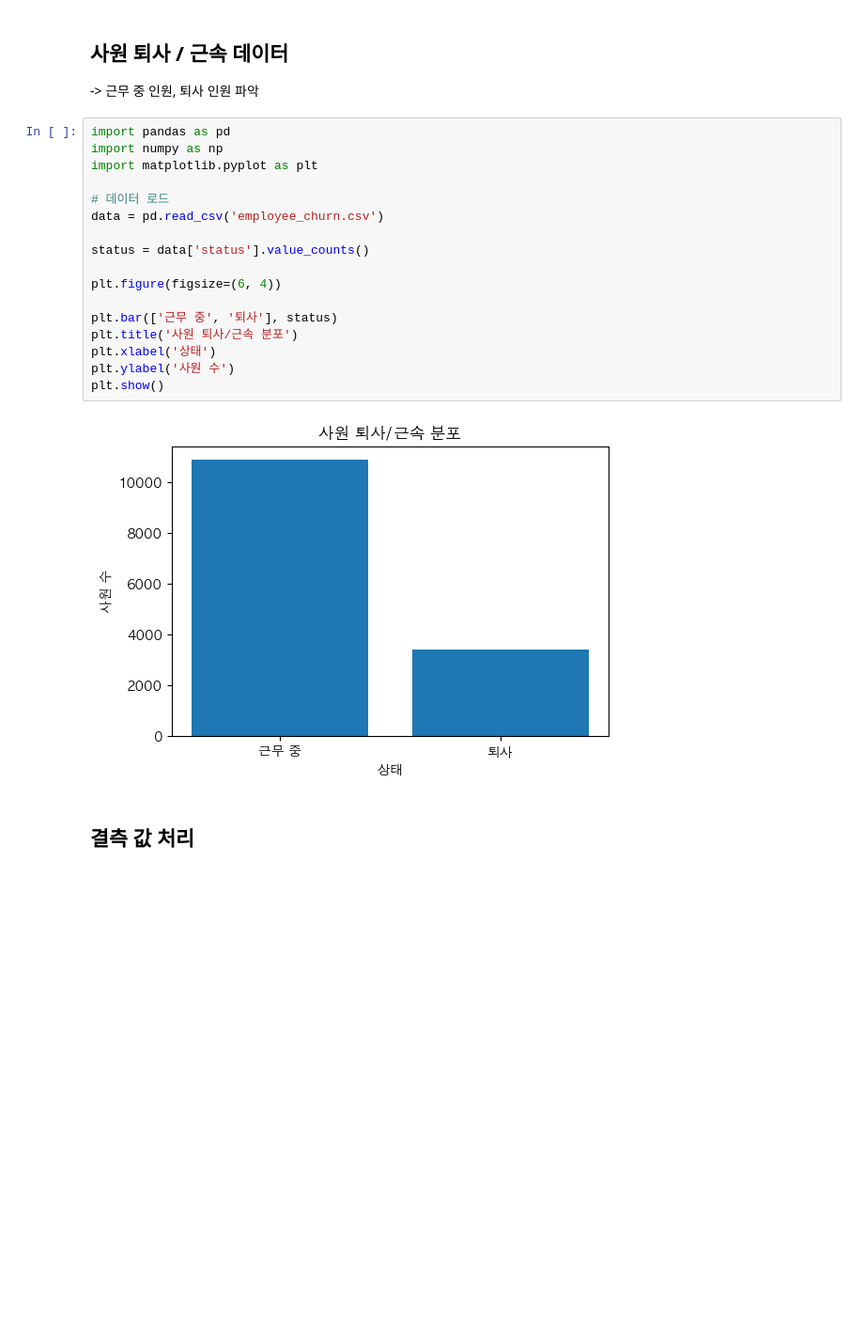
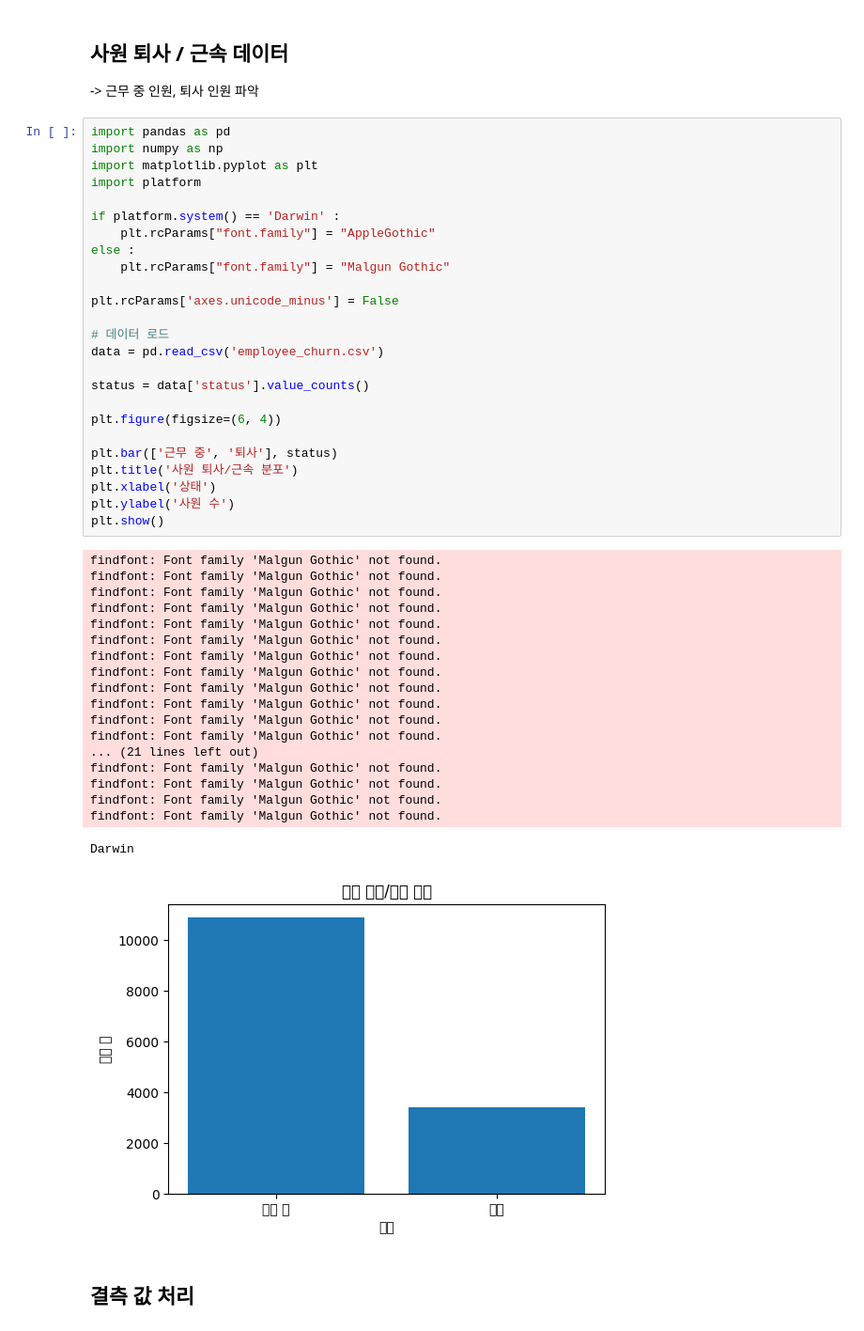
Before and after one commit to SKNETWORKS-FAMILY-AICAMP/SKN06-2nd-2Team, a Jupyter notebook: project2/employee_churn_model.ipynb, the cells around one changed output. Shown: that part at 94% size. Drawn from its saved outputs; the diff is of its cells as text; blank space fills up the shorter version.

```diff
--- a/project2/employee_churn_model.ipynb
+++ b/project2/employee_churn_model.ipynb
@@ -11,22 +11,48 @@ Note: you may need to restart the kernel to use updated packages.
 # %%
 import pandas as pd
 import numpy as np
 import matplotlib.pyplot as plt
+import platform
+
+if platform.system() == 'Darwin' :
+    plt.rcParams["font.family"] = "AppleGothic"
+else :
+    plt.rcParams["font.family"] = "Malgun Gothic"
+
+plt.rcParams['axes.unicode_minus'] = False
 
 # 데이터 로드
 data = pd.read_csv('employee_churn.csv')
 
 status = data['status'].value_counts()
 
 plt.figure(figsize=(6, 4))
 
 plt.bar(['근무 중', '퇴사'], status)
 plt.title('사원 퇴사/근속 분포')
 plt.xlabel('상태')
 plt.ylabel('사원 수')
 plt.show()
 # %% [output]
+findfont: Font family 'Malgun Gothic' not found.
+findfont: Font family 'Malgun Gothic' not found.
+findfont: Font family 'Malgun Gothic' not found.
+findfont: Font family 'Malgun Gothic' not found.
+findfont: Font family 'Malgun Gothic' not found.
+findfont: Font family 'Malgun Gothic' not found.
+findfont: Font family 'Malgun Gothic' not found.
+findfont: Font family 'Malgun Gothic' not found.
+findfont: Font family 'Malgun Gothic' not found.
+findfont: Font family 'Malgun Gothic' not found.
+findfont: Font family 'Malgun Gothic' not found.
+findfont: Font family 'Malgun Gothic' not found.
+... (21 lines left out)
+findfont: Font family 'Malgun Gothic' not found.
+findfont: Font family 'Malgun Gothic' not found.
+findfont: Font family 'Malgun Gothic' not found.
+findfont: Font family 'Malgun Gothic' not found.
+Darwin
-[figure, old version]
+[figure, new version]
 # %% [markdown]
 ## 결측 값 처리
 # %%
```
Also changed, not shown: parts of 1 cell of this notebook.
